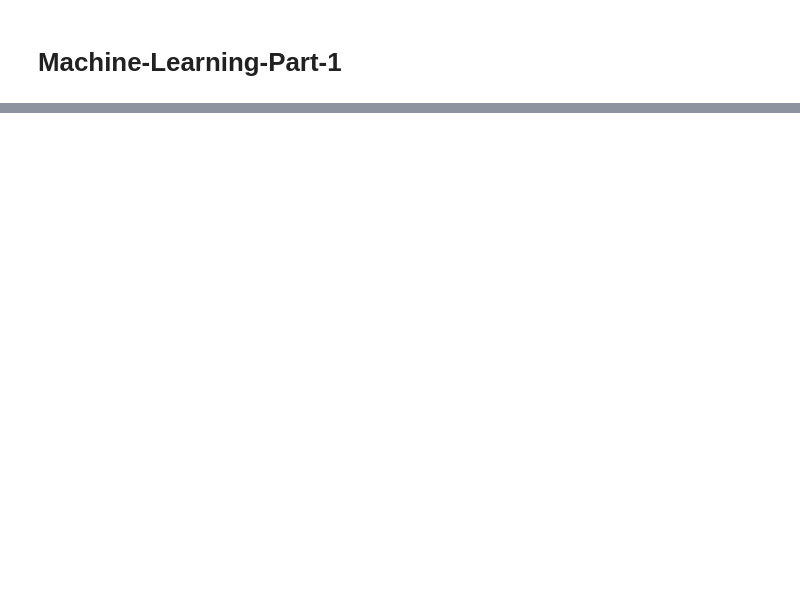
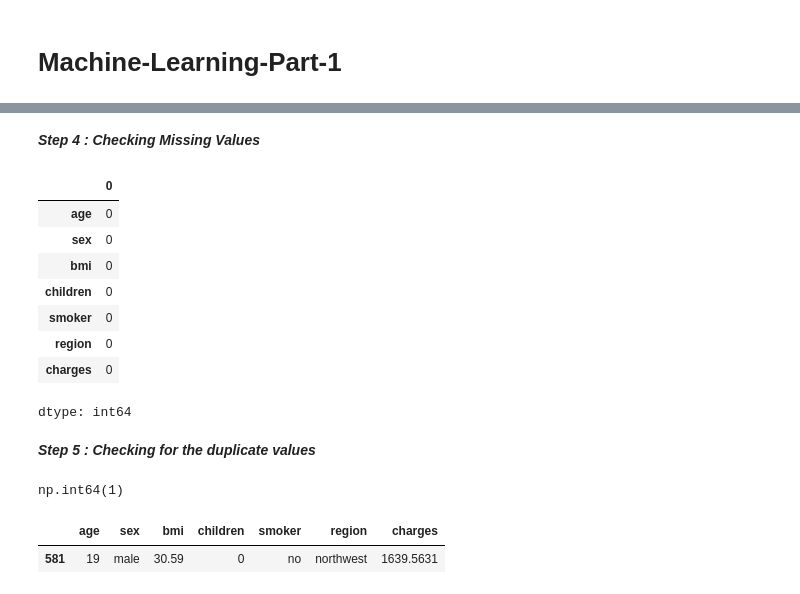
Before and after one commit to subhamsam007/Machine-Learning, a Jupyter notebook: insurance.ipynb, the cells around one changed output, grey strips where cells are left out. Saved outputs shown, nothing was run; the diff lists cells and outputs as text; code cells hidden in the pictures; blank space fills up the shorter version.

```diff
--- a/insurance.ipynb
+++ b/insurance.ipynb
@@ -31,0 +63,26 @@ df
+# %% [markdown]
+***Step 4 : Checking Missing Values***
+# %%
+df.isnull().sum()
+# %% [output]
+|  | 0 |
+| age | 0 |
+| sex | 0 |
+| bmi | 0 |
+| children | 0 |
+| smoker | 0 |
+| region | 0 |
+| charges | 0 |
+dtype: int64
+# %% [markdown]
+***Step 5 : Checking for the duplicate values***
+# %%
+df.duplicated().sum()
+# %% [output]
+np.int64(1)
+# %%
+df[df.duplicated()]
+# Show the actual duplicate row(s)
+# %% [output]
+|  | age | sex | bmi | children | smoker | region | charges |
+| 581 | 19 | male | 30.59 | 0 | no | northwest | 1639.5631 |
```
Also changed, not shown: parts of 11 cells of this notebook.
